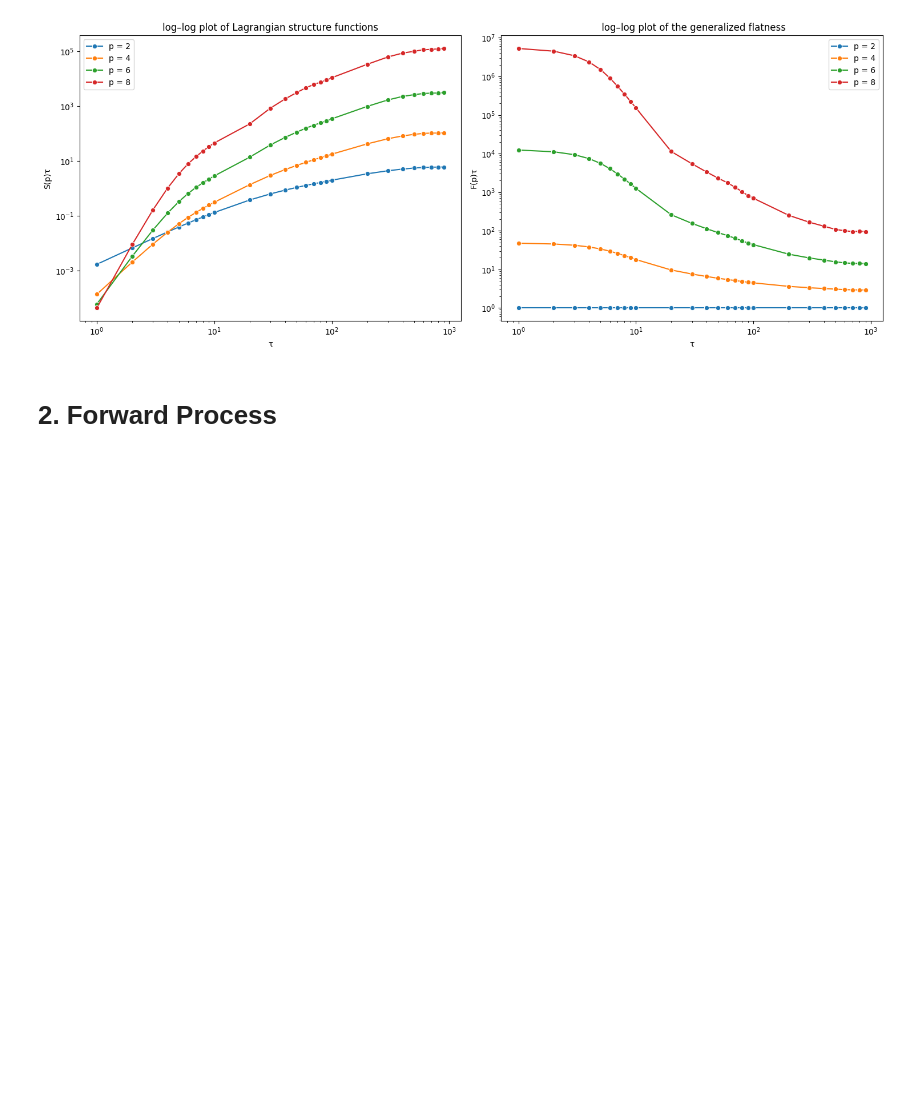
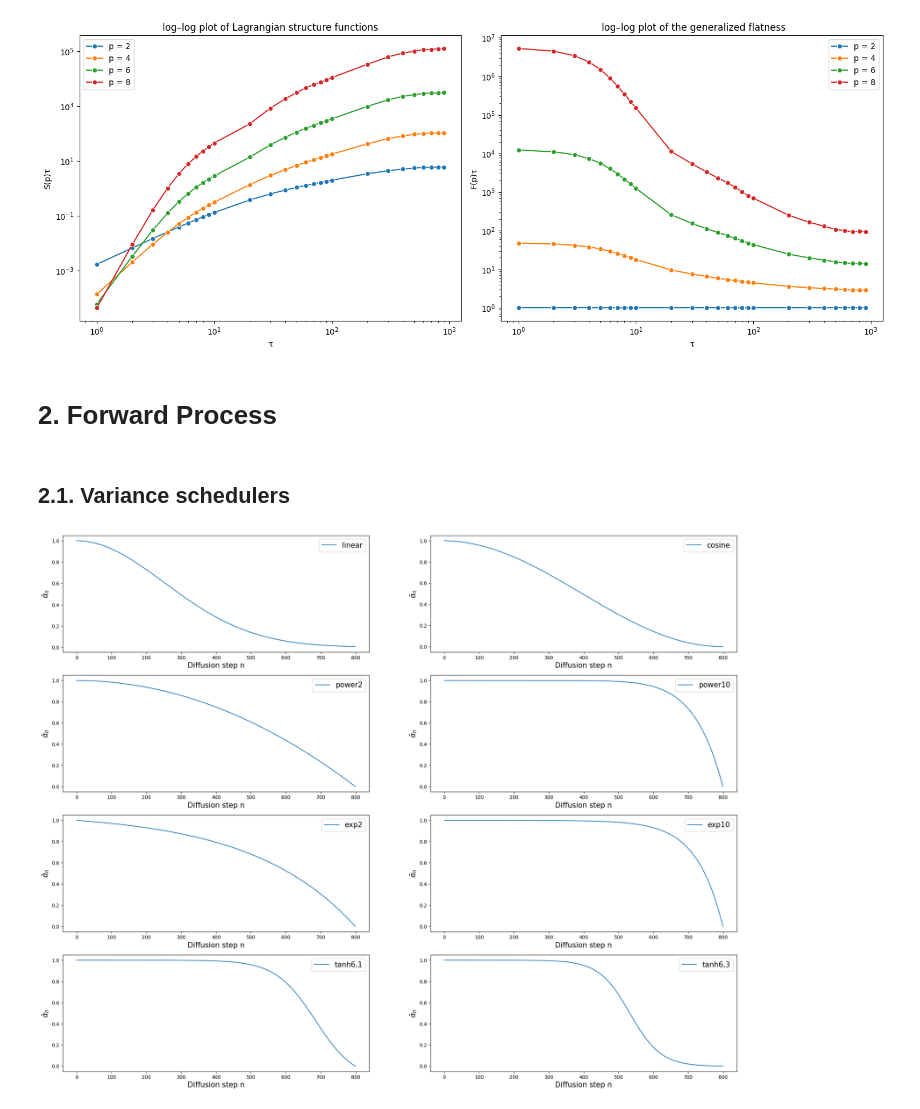
Before and after one commit to JLiOngit/Diffusion-model---Generation-of-turbulence-time-series, a Jupyter notebook: demo.ipynb, the cells around one changed output. Saved outputs shown, nothing was run; the diff lists cells and outputs as text; code cells hidden in the pictures; blank space fills up the shorter version.

```diff
--- a/demo.ipynb
+++ b/demo.ipynb
@@ -41,3 +54,27 @@ plot_structure_flatness(velocities, p_values, tau_values)
 [figure]
 # %% [markdown]
 # 2. Forward Process
+# %% [markdown]
+## 2.1. Variance schedulers
+# %%
+# Number of diffusion steps
+N = 800
+# Noise schedules
+noise_schedules = ['linear', 'cosine', 'power2', 'power10', 'exp2', 'exp10', 'tanh6,1', 'tanh6,3']
+
+fig, axes = plt.subplots(nrows=4, ncols=2, figsize=(25,20))
+axes = axes.flatten()
+for (i,schedule) in enumerate(noise_schedules):
+    betas = get_named_beta_schedule(schedule, N)
+    alpha_bar = np.cumprod(1-betas, axis=0)
+    sns.lineplot(x = np.arange(N),
+                 y = alpha_bar,
+                 ax = axes[i],
+                 label = schedule)
+    axes[i].set_xlabel('Diffusion step n', fontsize=15)
+    axes[i].set_ylabel(r'$\bar{\alpha}_n$', fontsize=15)
+    axes[i].tick_params('x', labelsize=10)
+    axes[i].tick_params('y', labelsize=10)
+    axes[i].legend(fontsize=15)
+# %% [output]
+[figure, added]
```
Also changed, not shown: parts of 6 cells of this notebook, 4 other files.
